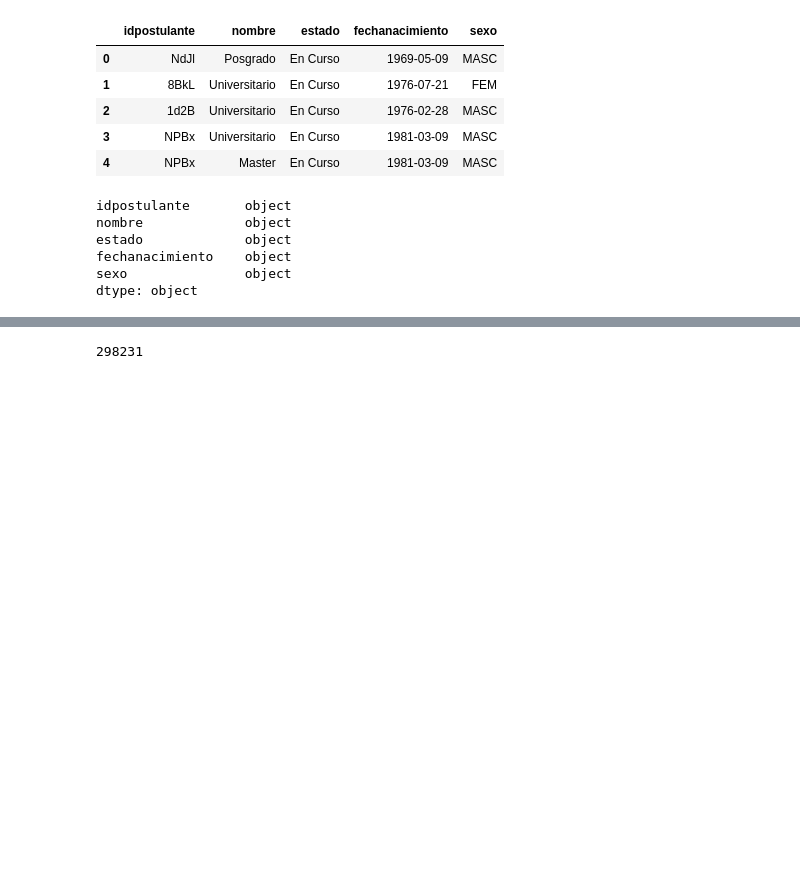
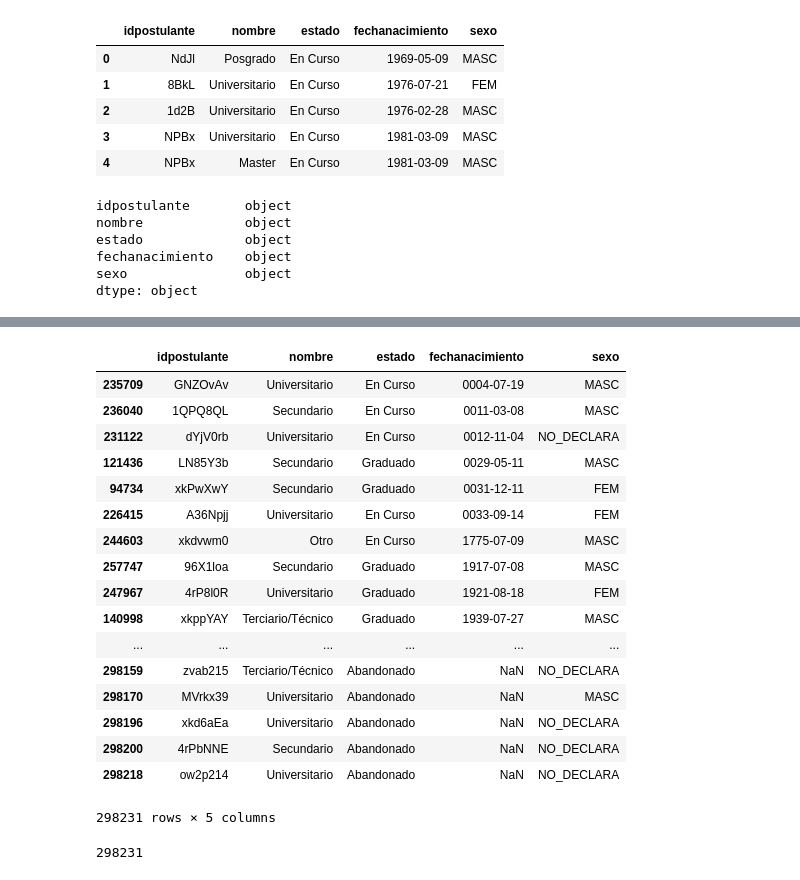
Before and after one commit to iloyarte/datos-tp, a Jupyter notebook: TP 1 - Analisis exploratorio.ipynb, the cells around one changed output, grey strips where cells are left out. Cells and saved outputs as stored; diff of their text form; code cells hidden in the pictures; blank space fills up the shorter version.

```diff
--- a/TP 1 - Analisis exploratorio.ipynb
+++ b/TP 1 - Analisis exploratorio.ipynb
@@ -60,3 +57,24 @@ OutOfBoundsDatetime: Out of bounds nanosecond timestamp: 31-12-11 00:00:00
+# %%
+postulantes.sort_values('fechanacimiento')
+# %% [output]
+|  | idpostulante | nombre | estado | fechanacimiento | sexo |
+| 235709 | GNZOvAv | Universitario | En Curso | 0004-07-19 | MASC |
+| 236040 | 1QPQ8QL | Secundario | En Curso | 0011-03-08 | MASC |
+| 231122 | dYjV0rb | Universitario | En Curso | 0012-11-04 | NO_DECLARA |
+| 121436 | LN85Y3b | Secundario | Graduado | 0029-05-11 | MASC |
+| 94734 | xkPwXwY | Secundario | Graduado | 0031-12-11 | FEM |
+| 226415 | A36Npjj | Universitario | En Curso | 0033-09-14 | FEM |
+| 244603 | xkdvwm0 | Otro | En Curso | 1775-07-09 | MASC |
+| 257747 | 96X1loa | Secundario | Graduado | 1917-07-08 | MASC |
+| 247967 | 4rP8l0R | Universitario | Graduado | 1921-08-18 | FEM |
+| 140998 | xkppYAY | Terciario/Técnico | Graduado | 1939-07-27 | MASC |
+| ... | ... | ... | ... | ... | ... |
+| 298159 | zvab215 | Terciario/Técnico | Abandonado | NaN | NO_DECLARA |
+| 298170 | MVrkx39 | Universitario | Abandonado | NaN | MASC |
+| 298196 | xkd6aEa | Universitario | Abandonado | NaN | NO_DECLARA |
+| 298200 | 4rPbNNE | Secundario | Abandonado | NaN | NO_DECLARA |
+| 298218 | ow2p214 | Universitario | Abandonado | NaN | NO_DECLARA |
+298231 rows × 5 columns
 # %%
 # Cantidad de postulantes
 len(postulantes)
```
Also changed, not shown: parts of 10 cells of this notebook.
